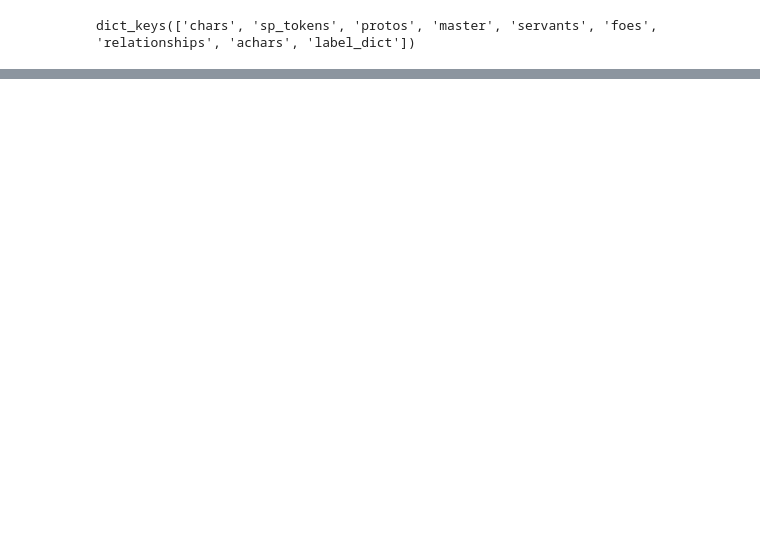
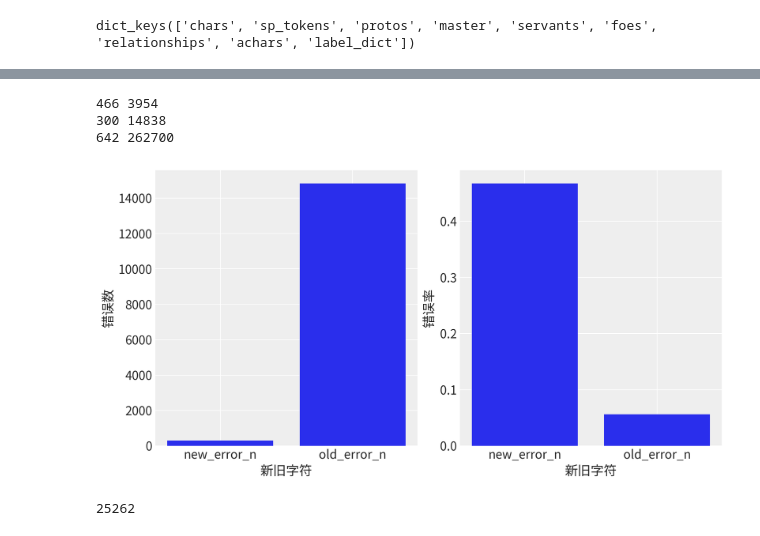
Before and after one commit to makaspacex/spindlenet, a Jupyter notebook: test.ipynb, the cells around one changed output, grey strips where cells are left out. Drawn from its saved outputs; the diff is of its cells as text; code cells hidden in the pictures; blank space fills up the shorter version.

```diff
--- a/test.ipynb
+++ b/test.ipynb
@@ -62,0 +231,66 @@ print(a)
+# %%
+
+train_chars = set()
+test_chars = set()
+
+with open("recdatassd/TKHMTH2200_test_all/alphabet_TKHMTH2200_test_all.txt", 'r')  as f:
+    content = f.read()
+    chars = content.splitlines()
+    test_chars.update(chars)
+
+with open("recdatassd/TKHMTH2200_train/alphabet_TKHMTH2200_train.txt", 'r')  as f:
+    content = f.read()
+    chars = content.splitlines()
+    train_chars.update(chars)
+
+new_chars = test_chars - train_chars
+old_chars = test_chars & train_chars
+
+new_error_n, old_error_n = 0,0
+for ele in maka_eval.total_sub_cs:
+    _,_,pred,gt,_= ele
+    if gt in new_chars:
+        new_error_n += 1
+    elif gt in old_chars:
+        old_error_n += 1
+
+num_list = [new_error_n,old_error_n]
+name_list = ['new_error_n','old_error_n']
+fig, axes = plt.subplots(1, 2, sharex=True, figsize=(10, 5))
+axe1, axe2 = axes
+
+axe1.bar(range(len(num_list)), num_list, tick_label=name_list)
+axe1.set_xlabel("新旧字符")
+axe1.set_ylabel("错误数")
+
+all_gt_chars = []
+all_old_chars_n = 0
+all_new_chars_n = 0
+
+for gt in maka_eval.all_gts:
+    all_gt_chars += list(gt)
+    for c in gt:
+        if c in old_chars:
+            all_old_chars_n += 1
+        elif c in new_chars:
+            all_new_chars_n +=1
+
+# plt.show()
+num_list = [new_error_n/all_new_chars_n,old_error_n/all_old_chars_n]
+axe2.bar(range(len(num_list)), num_list, tick_label=name_list)
+axe2.set_xlabel("新旧字符")
+axe2.set_ylabel("错误率")
+
+# plt.bar( num_list, name_list=name_list)
+print(len(new_chars), len(old_chars))
+print(new_error_n, old_error_n)
+print(all_new_chars_n, all_old_chars_n)
+# %% [output]
+466 3954
+300 14838
+642 262700
+[figure, added]
+# %%
+print(len(maka_eval.all_gts))
+# %% [output]
+25262
```
Also changed, not shown: parts of 16 cells of this notebook, 45 other files.
